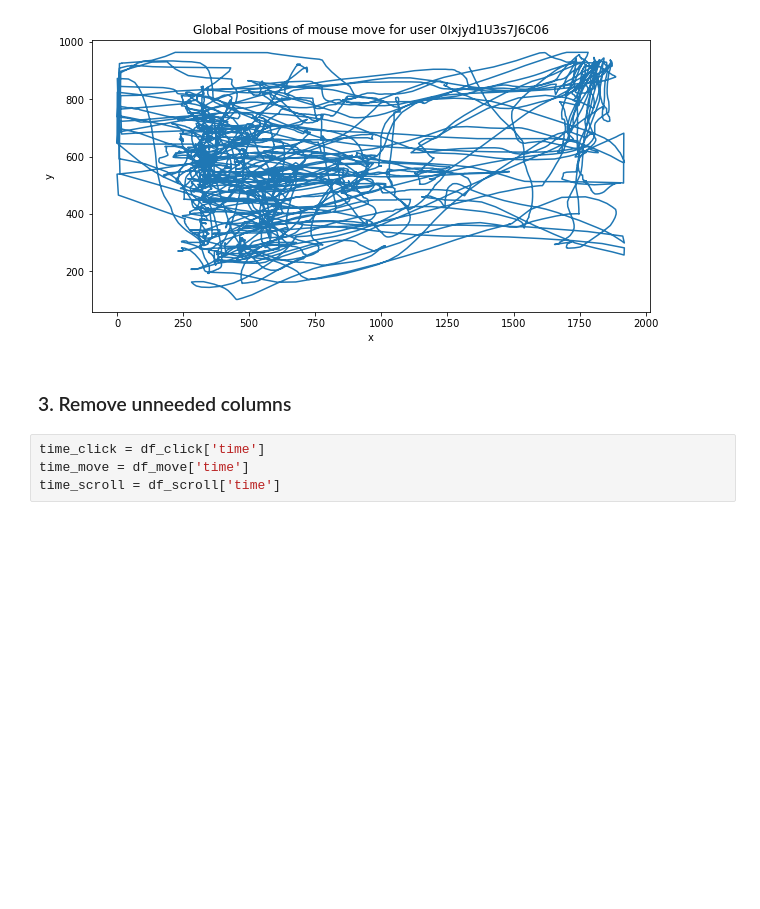
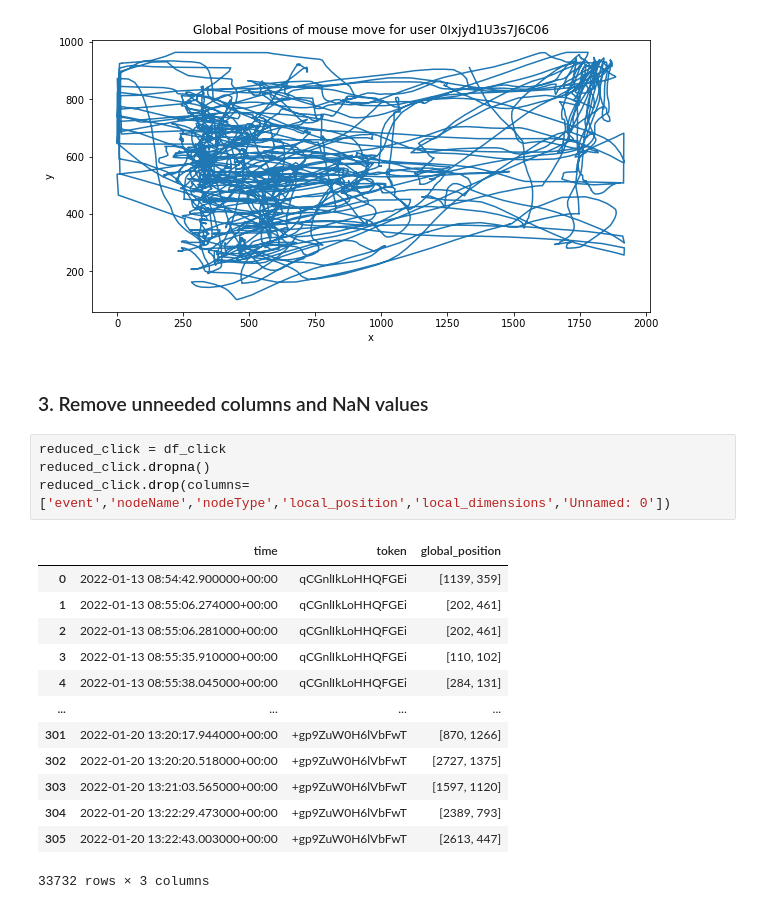
Before and after one commit to shalakasatheesh/mouse-dynamics-unofficial, a Jupyter notebook: data_analysis.ipynb, the cells around one changed output. Cells and saved outputs as stored; diff of their text form; blank space fills up the shorter version.

Commit message:
Removed unnecssary columns and NaN values

```diff
--- a/data_analysis.ipynb
+++ b/data_analysis.ipynb
@@ -174,8 +193,22 @@ plot_position(df_move, global_position_move, 'move')
 [figure]
 [figure]
 # %% [markdown]
-### 3. Remove unneeded columns
+### 3. Remove unneeded columns and NaN values
-# %%
-time_click = df_click['time']
-time_move = df_move['time']
-time_scroll = df_scroll['time']
+# %%
+reduced_click = df_click
+reduced_click.dropna()
+reduced_click.drop(columns=['event','nodeName','nodeType','local_position','local_dimensions','Unnamed: 0'])
+# %% [output]
+|  | time | token | global_position |
+| 0 | 2022-01-13 08:54:42.900000+00:00 | qCGnlIkLoHHQFGEi | [1139, 359] |
+| 1 | 2022-01-13 08:55:06.274000+00:00 | qCGnlIkLoHHQFGEi | [202, 461] |
+| 2 | 2022-01-13 08:55:06.281000+00:00 | qCGnlIkLoHHQFGEi | [202, 461] |
+| 3 | 2022-01-13 08:55:35.910000+00:00 | qCGnlIkLoHHQFGEi | [110, 102] |
+| 4 | 2022-01-13 08:55:38.045000+00:00 | qCGnlIkLoHHQFGEi | [284, 131] |
+| ... | ... | ... | ... |
+| 301 | 2022-01-20 13:20:17.944000+00:00 | +gp9ZuW0H6lVbFwT | [870, 1266] |
+| 302 | 2022-01-20 13:20:20.518000+00:00 | +gp9ZuW0H6lVbFwT | [2727, 1375] |
+| 303 | 2022-01-20 13:21:03.565000+00:00 | +gp9ZuW0H6lVbFwT | [1597, 1120] |
+| 304 | 2022-01-20 13:22:29.473000+00:00 | +gp9ZuW0H6lVbFwT | [2389, 793] |
+| 305 | 2022-01-20 13:22:43.003000+00:00 | +gp9ZuW0H6lVbFwT | [2613, 447] |
+33732 rows × 3 columns
```
Also changed, not shown: parts of 5 cells of this notebook.
